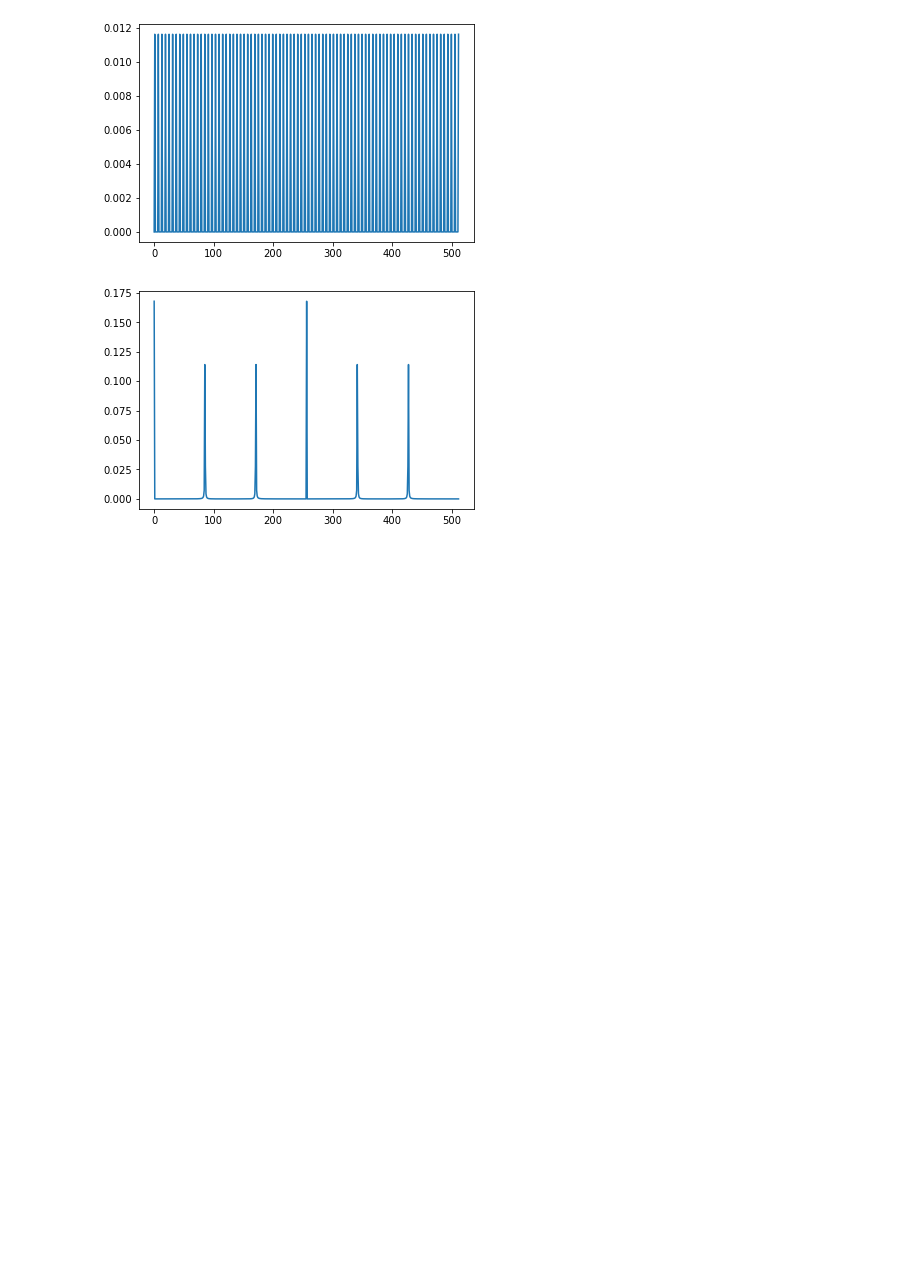
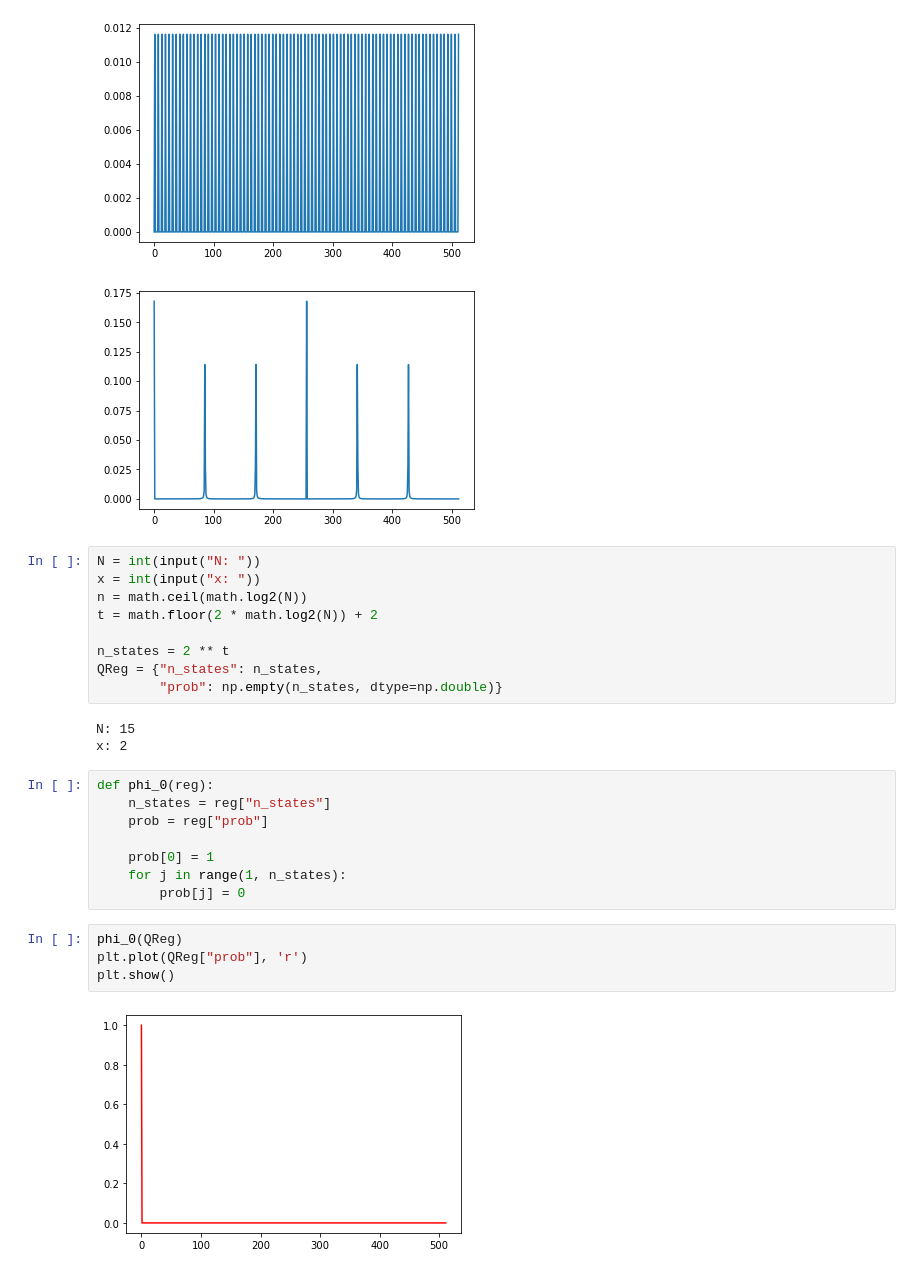
Before and after one commit to jt9485/shor, a Jupyter notebook: notebook.ipynb, the cells around one changed output. Cells and saved outputs as stored; diff of their text form; blank space fills up the shorter version.

Commit message:
Added graphics to the notebook

```diff
--- a/notebook.ipynb
+++ b/notebook.ipynb
@@ -24,3 +25,29 @@ plt.show()
 # %% [output]
 [figure]
 [figure]
+# %%
+N = int(input("N: "))
+x = int(input("x: "))
+n = math.ceil(math.log2(N))
+t = math.floor(2 * math.log2(N)) + 2
+
+n_states = 2 ** t
+QReg = {"n_states": n_states,
+        "prob": np.empty(n_states, dtype=np.double)}
+# %% [output]
+N: 15
+x: 2
+# %%
+def phi_0(reg):
+    n_states = reg["n_states"]
+    prob = reg["prob"]
+
+    prob[0] = 1
+    for j in range(1, n_states):
+        prob[j] = 0
+# %%
+phi_0(QReg)
+plt.plot(QReg["prob"], 'r')
+plt.show()
+# %% [output]
+[figure, added]
```
Also changed, not shown: parts of 9 cells of this notebook.
